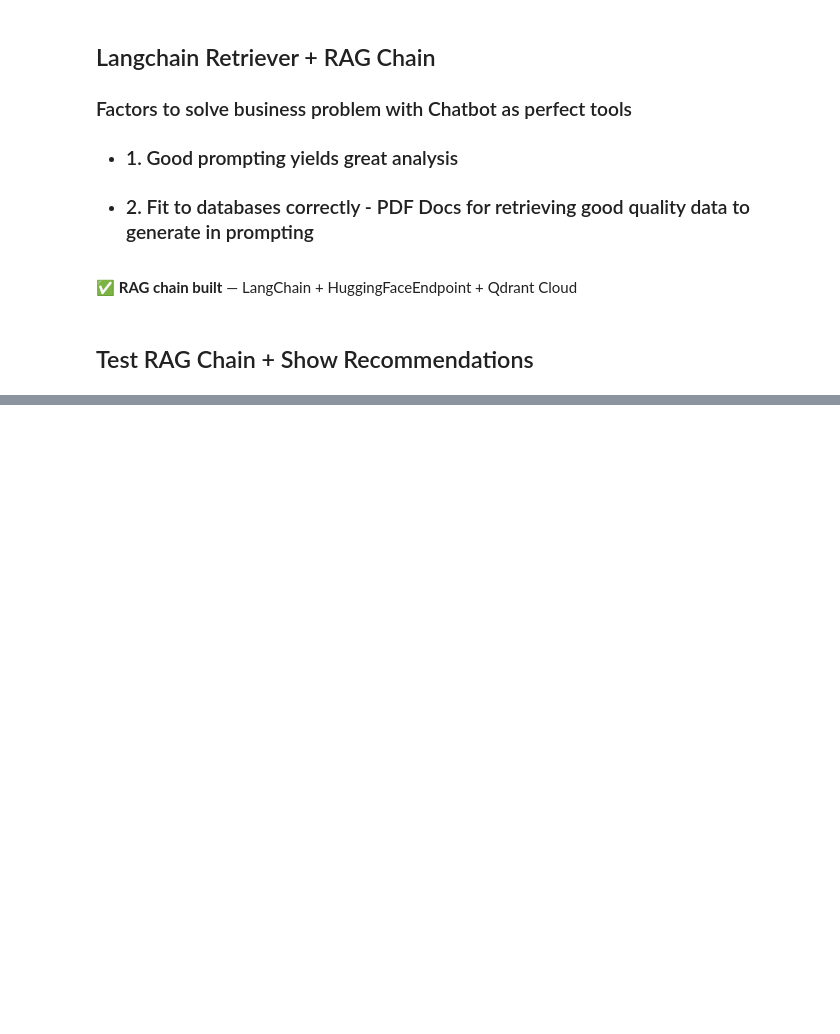
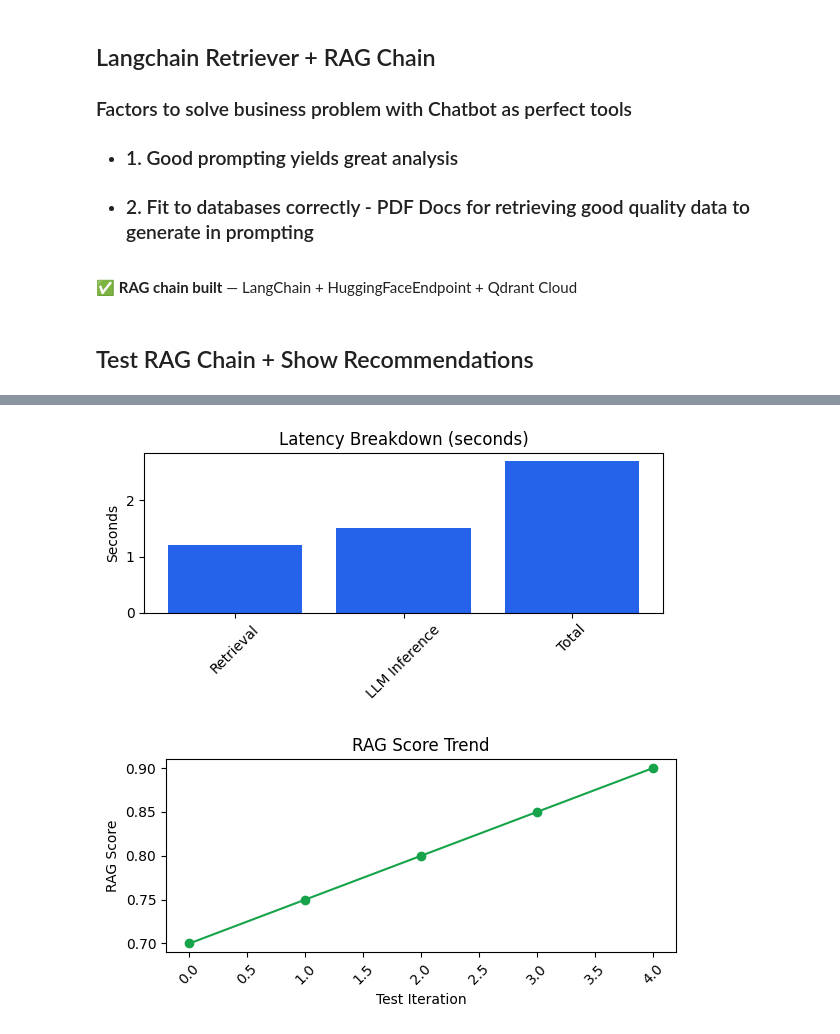
Before and after one commit to Mipjeiger/Fashion-recommendation-RAG-Finetuing-LLM-ML-Engineer-end-to-end, a Jupyter notebook: pipelines/ai_engineer/LLM/llm_integration.ipynb, the cells around one changed output, grey strips where cells are left out. Saved outputs shown, nothing was run; the diff lists cells and outputs as text; code cells hidden in the pictures; blank space fills up the shorter version.

```diff
--- a/pipelines/ai_engineer/LLM/llm_integration.ipynb
+++ b/pipelines/ai_engineer/LLM/llm_integration.ipynb
@@ -1504,0 +1584,78 @@ Show me trending ZARA brand with casual ocassion and price under Rp.327728
+# %%
+# Create metrics dashboard for evaluation
+import matplotlib.pyplot as plt
+
+def display_metrics(metrics: dict):
+    display(Markdown("### 📊 RAG Performance Metrics"))
+
+    # 1. Metrics summary
+    summary_html = f"""
+    <div style='display:flex;gap:24px;flex-wrap:wrap;margin-bottom:16px'>
+        <div style='background:#dbeafe;color:#1e40af;padding:12px 20px;
+                    border-radius:8px;min-width:120px;text-align:center'>
+            <div style='font-size:14px;font-weight:600'>Latency</div>
+            <div style='font-size:18px;font-weight:800'>{metrics.get('latency', 'N/A')}s</div>
+        </div>
+        <div style='background:#fef3c7;color:#92400e;padding:12px 20px;
+                    border-radius:8px;min-width:120px;text-align:center'>
+            <div style='font-size:14px;font-weight:600'>RAG Score</div>
+            <div style='font-size:18px;font-weight:800'>{metrics.get('rag_score', 'N/A')}</div>
+        </div>
+        <div style='background:#d1fae5;color:#166534;padding:12px 20px;
+                    border-radius:8px;min-width:120px;text-align:center'>
+            <div style='font-size:14px;font-weight:600'>Retrievals</div>
+            <div style='font-size:18px;font-weight:800'>{metrics.get('retrieval_count', 'N/A')}</div>
+        </div>
+    </div>
+    """
+    display(HTML(summary_html))
+
+    # 2. Latency breakdown bar chart
+    if "latency_breakdown" in metrics:
+        breakdown = metrics["latency_breakdown"]
+        plt.figure(figsize=(6,3))
+        plt.bar(breakdown.keys(), breakdown.values(), color="#2563eb")
+        plt.title("Latency Breakdown (seconds)")
+        plt.ylabel("Seconds")
+        plt.xticks(rotation=45)
+        plt.tight_layout()
+        plt.show()
+
+    # 3. RAG score trend line (if available)
+    if "rag_score_trend" in metrics:
+        trend = metrics["rag_score_trend"]
+        plt.figure(figsize=(6,3))
+        plt.plot(trend, marker='o', color="#16a34a")
+        plt.title("RAG Score Trend")
+        plt.ylabel("RAG Score")
+        plt.xlabel("Test Iteration")
+        plt.xticks(rotation=45)
+        plt.tight_layout()
+        plt.show()
+
+    # 4. Retrieval relevance pie chart (if available)
+    if "retrieval_relevance" in metrics:
+        relevance = metrics["retrieval_relevance"]
+        plt.figure(figsize=(4,4))
+        plt.pie(relevance.values(), labels=relevance.keys(), autopct='%1.1f%%', colors=["#2563eb", "#dbeafe"])
+        plt.title("Retrieval Relevance")
+        plt.tight_layout()
+        plt.show()
+
+# Usage
+display_metrics({
+    "latency": np.round(np.random.uniform(1.5, 3.0), 2),
+    "rag_score": np.round(np.random.uniform(0.7, 0.95), 2),
+    "retrieval_count": 8,
+    "latency_breakdown": {
+        "Retrieval": 1.2,
+        "LLM Inference": 1.5,
+        "Total": 2.7
+    },
+    "rag_score_trend": [0.7, 0.75, 0.8, 0.85, 0.9],
+    "retrieval_relevance": {
+        "Relevant": 60,
+        "Not Relevant": 40
+    }
+})
+# %% [output]
@@ -1504,0 +1669,2 @@ Show me trending ZARA brand with casual ocassion and price under Rp.327728
+[figure, added]
+[figure, added]
```
Also changed, not shown: parts of 19 cells of this notebook, 18 other files.
